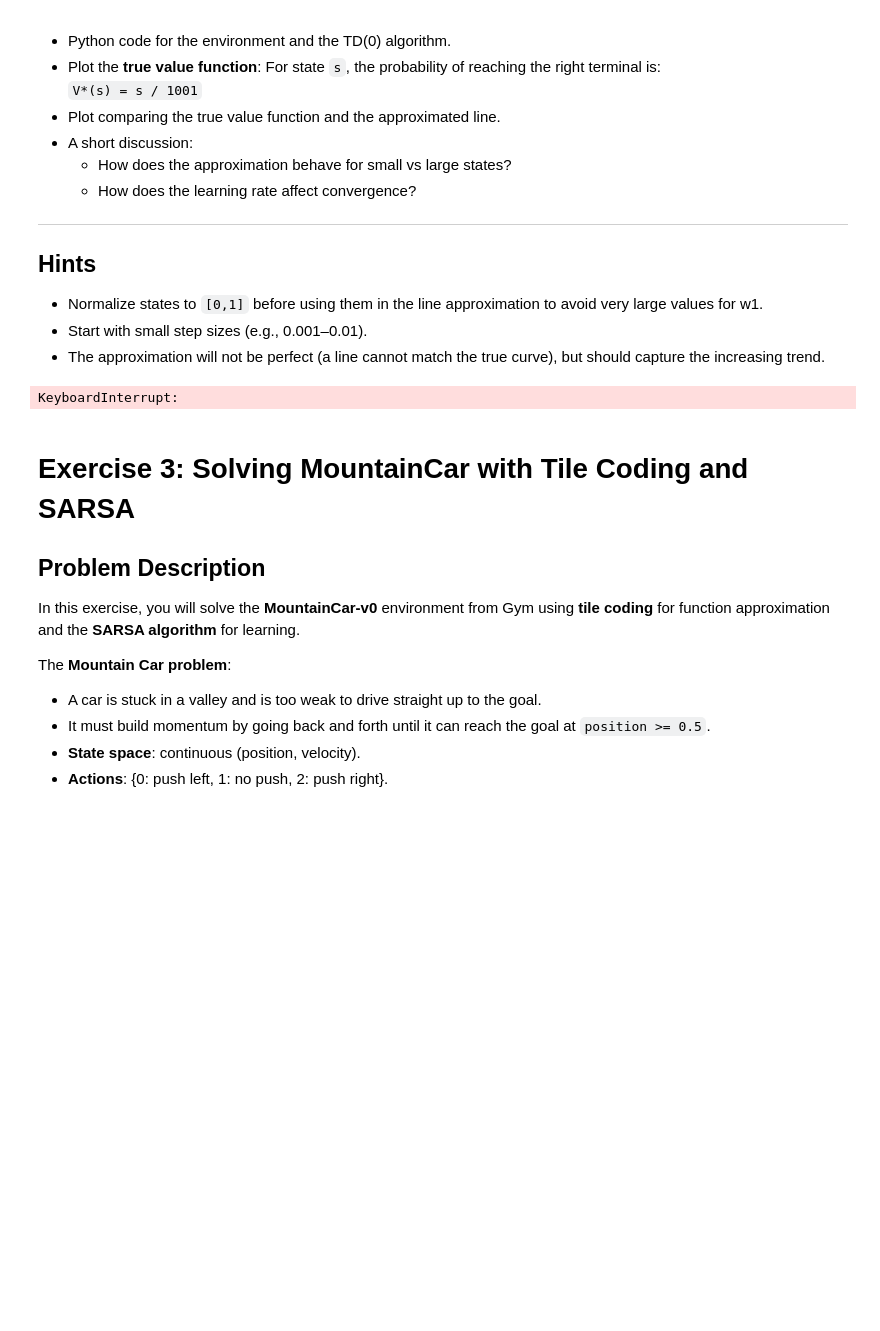
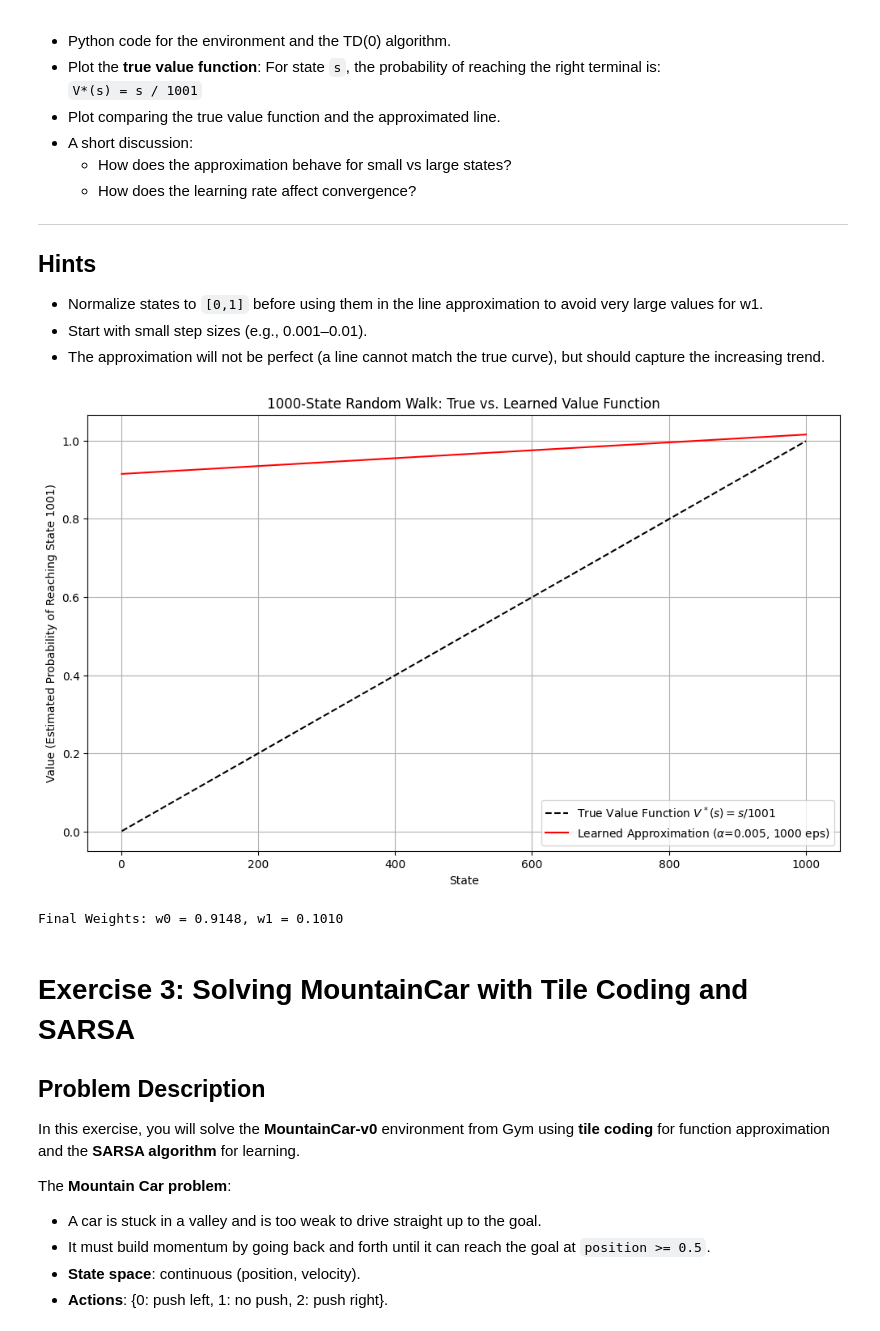
Before and after one commit to subhadeepk/cse437-assignments, a Jupyter notebook: lab5_approximation.ipynb, the cells around one changed output. Drawn from its saved outputs; the diff is of its cells as text; code cells hidden in the pictures; blank space fills up the shorter version.

```diff
--- a/lab5_approximation.ipynb
+++ b/lab5_approximation.ipynb
@@ -243,6 +243,7 @@ Instead of storing a separate value for each state, approximate the value functi
 import numpy as np
 import matplotlib.pyplot as plt
 import tqdm
+import random
 
 # --- Environment ---
 class RandomWalkEnv:
@@ -261,16 +262,18 @@ class RandomWalkEnv:
         self.current_state = self.start_state
         return self.current_state
 
-    def step(self):
+    def step(self, action):
         """Takes a random step left or right."""
         # Choose action: -1 for left, +1 for right
-        action = np.random.choice([-1, 1])
+        old_state = self.current_state
+        # action = np.random.choice([-1, 1])
+        action = random.randint(-25,25)
         self.current_state += action
 
-        # Check for termination
-        if self.current_state == self.terminal_left:
+        if self.current_state < self.terminal_left or self.current_state > self.terminal_right:
+            self.current_state = old_state
             reward = 0
-            done = True
+            done = False
         elif self.current_state == self.terminal_right:
             reward = 1
             done = True
@@ -327,7 +330,7 @@ def train(env, approximator, num_episodes, alpha, gamma=1.0):
         done = False
 
         while not done:
-            next_state, reward, done = env.step()
+            next_state, reward, done = env.step(action)
 
             # Calculate the TD target
             if done:
@@ -345,40 +348,41 @@ def train(env, approximator, num_episodes, alpha, gamma=1.0):
 # --- Main Execution and Plotting ---
 if __name__ == '__main__':
     # Hyperparameters
-    NUM_EPISODES = 5000
+    NUM_EPISODES = 1000
     ALPHA = 0.005 # A good starting step-size
 
     # Initialization
     env = RandomWalkEnv()
     approximator = LinearApproximator()
 
     # Train the agent
     train(env, approximator, num_episodes=NUM_EPISODES, alpha=ALPHA)
 
     # --- Evaluation and Plotting ---
     states = np.arange(1, 1001)
 
     # Calculate true values
     true_values = states / 1001.0
 
     # Get learned values from the approximator
     learned_values = [approximator.predict(s) for s in states]
 
     # Plotting the results
     plt.figure(figsize=(12, 7))
     plt.plot(states, true_values, label='True Value Function $V^*(s) = s/1001$', color='black', linestyle='--')
     plt.plot(states, learned_values, label=f'Learned Approximation ($\\alpha$={ALPHA}, {NUM_EPISODES} eps)', color='red')
 
     plt.title('1000-State Random Walk: True vs. Learned Value Function')
     plt.xlabel('State')
     plt.ylabel('Value (Estimated Probability of Reaching State 1001)')
     plt.legend()
     plt.grid(True)
     plt.show()
 
     print(f"Final Weights: w0 = {approximator.weights[0]:.4f}, w1 = {approximator.weights[1]:.4f}")
 # %% [output]
+[figure, added]
-KeyboardInterrupt:
+Final Weights: w0 = 0.9148, w1 = 0.1010
 # %% [markdown]
 # Exercise 3: Solving MountainCar with Tile Coding and SARSA
 
```
